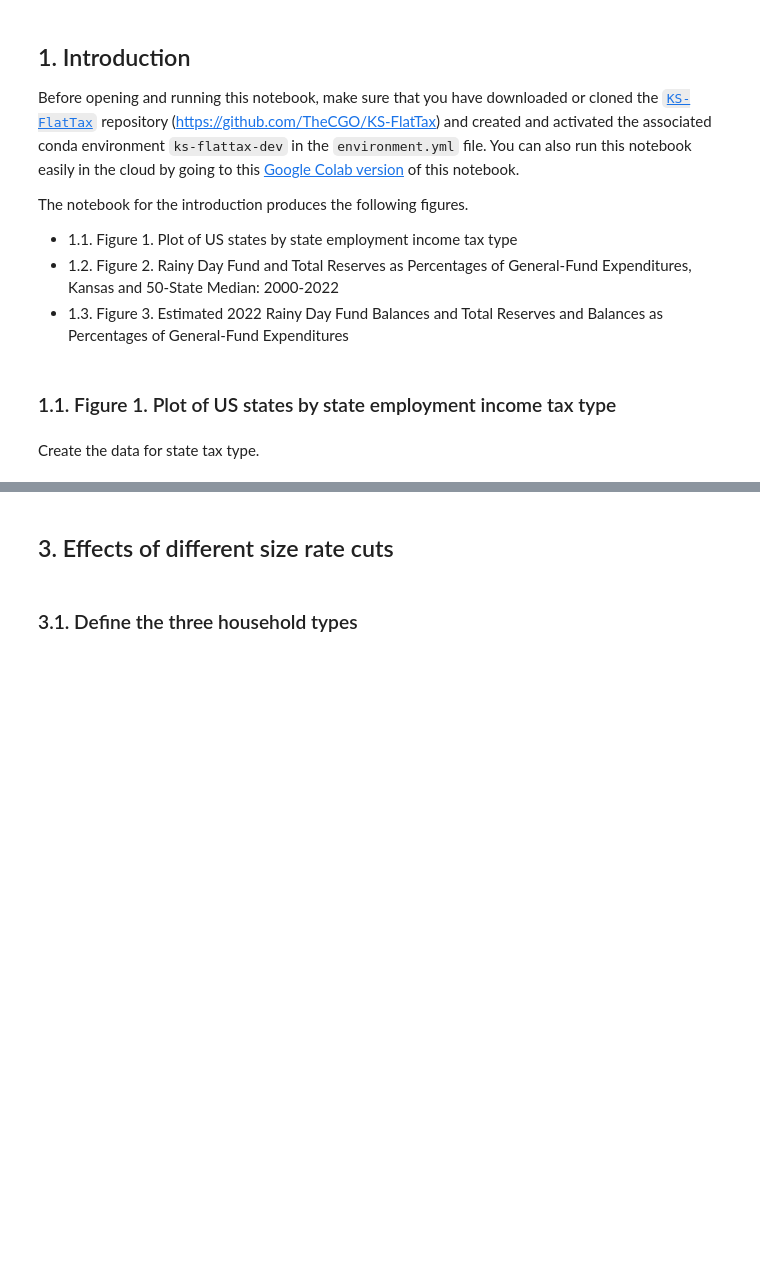
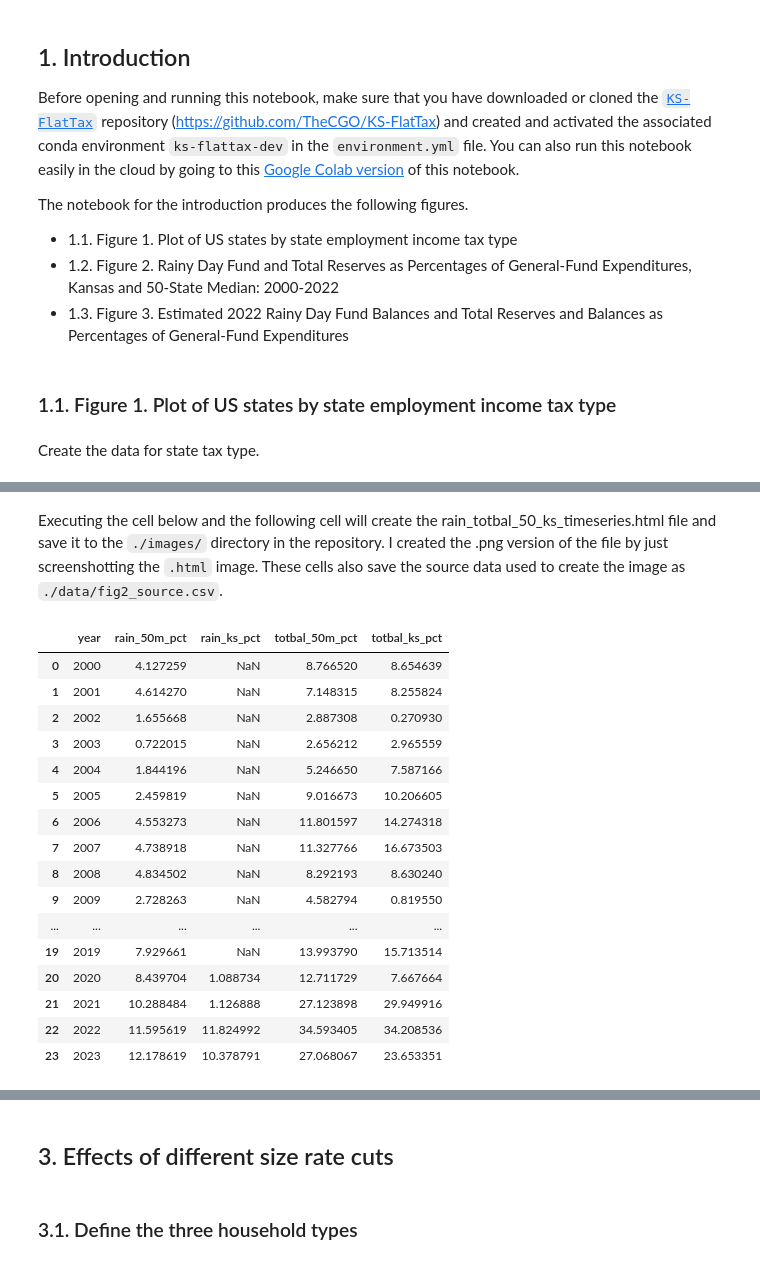
Before and after one commit to TheCGO/KS-FlatTax, a Jupyter notebook: KS_FlatTax.ipynb, the cells around one changed output, grey strips where cells are left out. Cells and saved outputs as stored; diff of their text form; code cells hidden in the pictures; blank space fills up the shorter version.

Commit message:
Updated images and notebook

```diff
--- a/KS_FlatTax.ipynb
+++ b/KS_FlatTax.ipynb
@@ -1093,0 +729,73 @@ The values in Tables 2 and 3 are calculated in the [`/data/calculations.xlsx`](/
+# %% [markdown]
+Executing the cell below and the following cell will create the rain_totbal_50_ks_timeseries.html file and save it to the `./images/` directory in the repository. I created the .png version of the file by just screenshotting the `.html` image. These cells also save the source data used to create the image as `./data/fig2_source.csv`.
+# %%
+rain_pct_50_df = rain_pct_df.loc["50-state median", :].to_frame().reset_index()
+rain_pct_50_df.rename(
+    columns = {"index":"year", "50-state median":"fraction"}, inplace = True
+)
+rain_pct_50_df["percent"] = 100 * rain_pct_50_df["fraction"]
+
+rain_pct_ks_df = rain_pct_df.loc["Kansas", :].to_frame().reset_index()
+rain_pct_ks_df.rename(
+    columns = {"index":"year", "Kansas":"fraction"}, inplace = True
+)
+rain_pct_ks_df["percent"] = 100 * rain_pct_ks_df["fraction"]
+
+totbal_pct_50_df = \
+    totbal_pct_df.loc["50-state median", :].to_frame().reset_index()
+totbal_pct_50_df.rename(
+    columns = {"index":"year", "50-state median":"fraction"}, inplace = True
+)
+totbal_pct_50_df["percent"] = 100 * totbal_pct_50_df["fraction"]
+
+totbal_pct_ks_df = totbal_pct_df.loc["Kansas", :].to_frame().reset_index()
+totbal_pct_ks_df.rename(
+    columns = {'index':'year', "Kansas":"fraction"}, inplace = True
+)
+totbal_pct_ks_df["percent"] = 100 * totbal_pct_ks_df["fraction"]
+
+# Merge the four DataFrames to save the joint dataframe as a .csv
+fig2_source_df = rain_pct_50_df[['year', 'percent']].rename(
+    columns={'percent':'rain_50m_pct'}
+)
+fig2_source_df = pd.merge(
+    fig2_source_df,
+    rain_pct_ks_df[['year', 'percent']].rename(
+        columns={'percent':'rain_ks_pct'}
+    ),
+    on='year', how='inner'
+)
+fig2_source_df = pd.merge(
+    fig2_source_df,
+    totbal_pct_50_df[['year', 'percent']].rename(
+        columns={'percent':'totbal_50m_pct'}
+    ),
+    on='year', how='inner'
+)
+fig2_source_df = pd.merge(
+    fig2_source_df,
+    totbal_pct_ks_df[['year', 'percent']].rename(
+        columns={'percent':'totbal_ks_pct'}
+    ),
+    on='year', how='inner'
+)
+fig2_source_df.to_csv('./data/fig2_source.csv', index=False)
+fig2_source_df
+# %% [output]
+|  | year | rain_50m_pct | rain_ks_pct | totbal_50m_pct | totbal_ks_pct |
+| 0 | 2000 | 4.127259 | NaN | 8.766520 | 8.654639 |
+| 1 | 2001 | 4.614270 | NaN | 7.148315 | 8.255824 |
+| 2 | 2002 | 1.655668 | NaN | 2.887308 | 0.270930 |
+| 3 | 2003 | 0.722015 | NaN | 2.656212 | 2.965559 |
+| 4 | 2004 | 1.844196 | NaN | 5.246650 | 7.587166 |
+| 5 | 2005 | 2.459819 | NaN | 9.016673 | 10.206605 |
+| 6 | 2006 | 4.553273 | NaN | 11.801597 | 14.274318 |
+| 7 | 2007 | 4.738918 | NaN | 11.327766 | 16.673503 |
+| 8 | 2008 | 4.834502 | NaN | 8.292193 | 8.630240 |
+| 9 | 2009 | 2.728263 | NaN | 4.582794 | 0.819550 |
+| ... | ... | ... | ... | ... | ... |
+| 19 | 2019 | 7.929661 | NaN | 13.993790 | 15.713514 |
+| 20 | 2020 | 8.439704 | 1.088734 | 12.711729 | 7.667664 |
+| 21 | 2021 | 10.288484 | 1.126888 | 27.123898 | 29.949916 |
+| 22 | 2022 | 11.595619 | 11.824992 | 34.593405 | 34.208536 |
+| 23 | 2023 | 12.178619 | 10.378791 | 27.068067 | 23.653351 |
```
Also changed, not shown: parts of 51 cells of this notebook, 6 other files.
